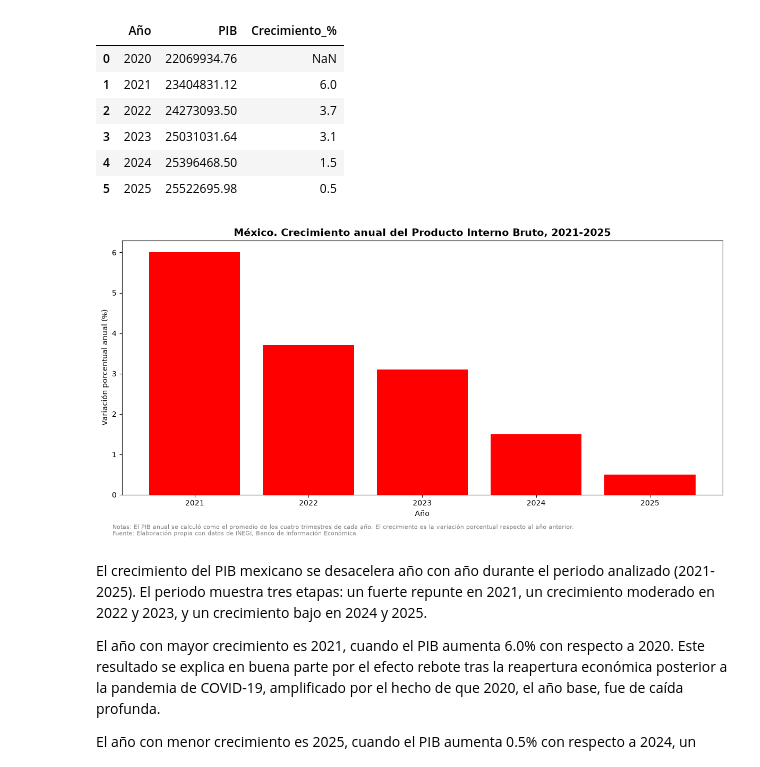
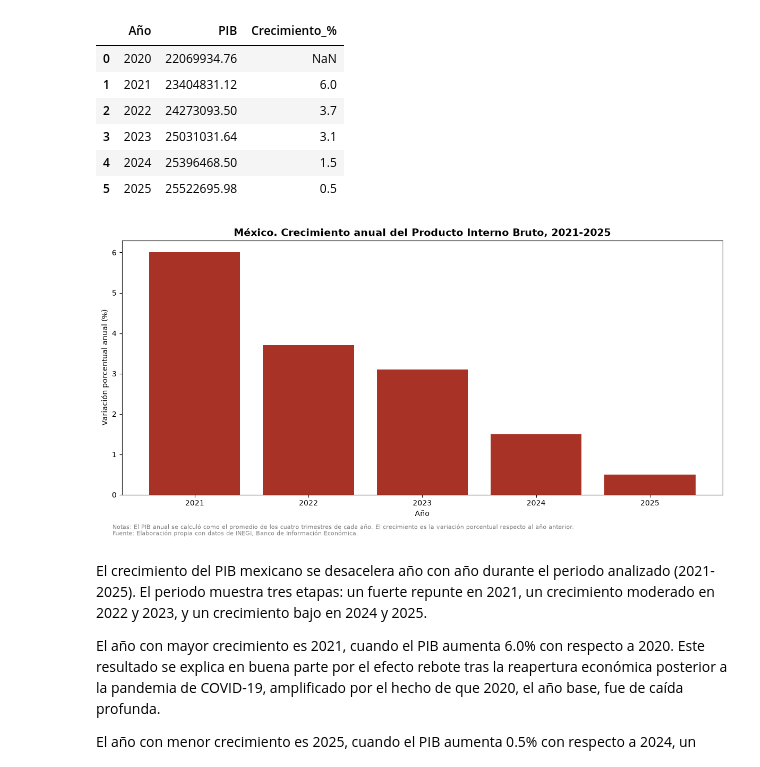
Before and after one commit to Jose-Castanedas/pib_mexico, a Jupyter notebook: notebooks/analisis_pib.ipynb, the cells around one changed output. Saved outputs shown, nothing was run; the diff lists cells and outputs as text; code cells hidden in the pictures.

Commit message:
style: actualiza colores de las gráficas

```diff
--- a/notebooks/analisis_pib.ipynb
+++ b/notebooks/analisis_pib.ipynb
@@ -203,35 +203,35 @@ pib_anual
 
 fig, ax = plt.subplots(figsize=(12, 6))
 
-ax.bar(pib_anual['Año'], pib_anual['Crecimiento_%'], color='red')
+ax.bar(pib_anual['Año'], pib_anual['Crecimiento_%'], color='#A93226')
 
 ax.set_title('México. Crecimiento anual del Producto Interno Bruto, 2021-2025', fontsize=14, fontweight='bold')
 
 # 2. Configurar los ejes
 
 # 2.1. Eje X
 
 ax.set_xlabel('Año')
 
 # 2.2. Eje Y
 
 ax.set_ylabel('Variación porcentual anual (%)')
 
 # 3. Agregar fuente y notas metodológicas
 
 fig.text(0.03, 0.01, 'Fuente: Elaboración propia con datos de INEGI, Banco de Información Económica.', fontsize=8, color='grey', ha='left')
 fig.text(0.03, 0.03, 'Notas: El PIB anual se calculó como el promedio de los cuatro trimestres de cada año. El crecimiento es la variación porcentual respecto al año anterior.', fontsize=8, color='grey', ha='left')
 plt.tight_layout(rect=[0, 0.04, 1, 1])
 
 # 4. Guardar gráfica en el directorio figures
 
 plt.savefig('../figures/grafica_02_crecimiento_pib_anual.png', dpi=150, bbox_inches='tight')
 
 # 5. Mostrar gráfica
 
 plt.show()
 # %% [output]
-[figure, old version]
+[figure, new version]
 # %% [markdown]
 El crecimiento del PIB mexicano se desacelera año con año durante el periodo analizado (2021-2025). El periodo muestra tres etapas: un fuerte repunte en 2021, un crecimiento moderado en 2022 y 2023, y un crecimiento bajo en 2024 y 2025.
 
```
Also changed, not shown: parts of 2 cells of this notebook, 3 other files.
